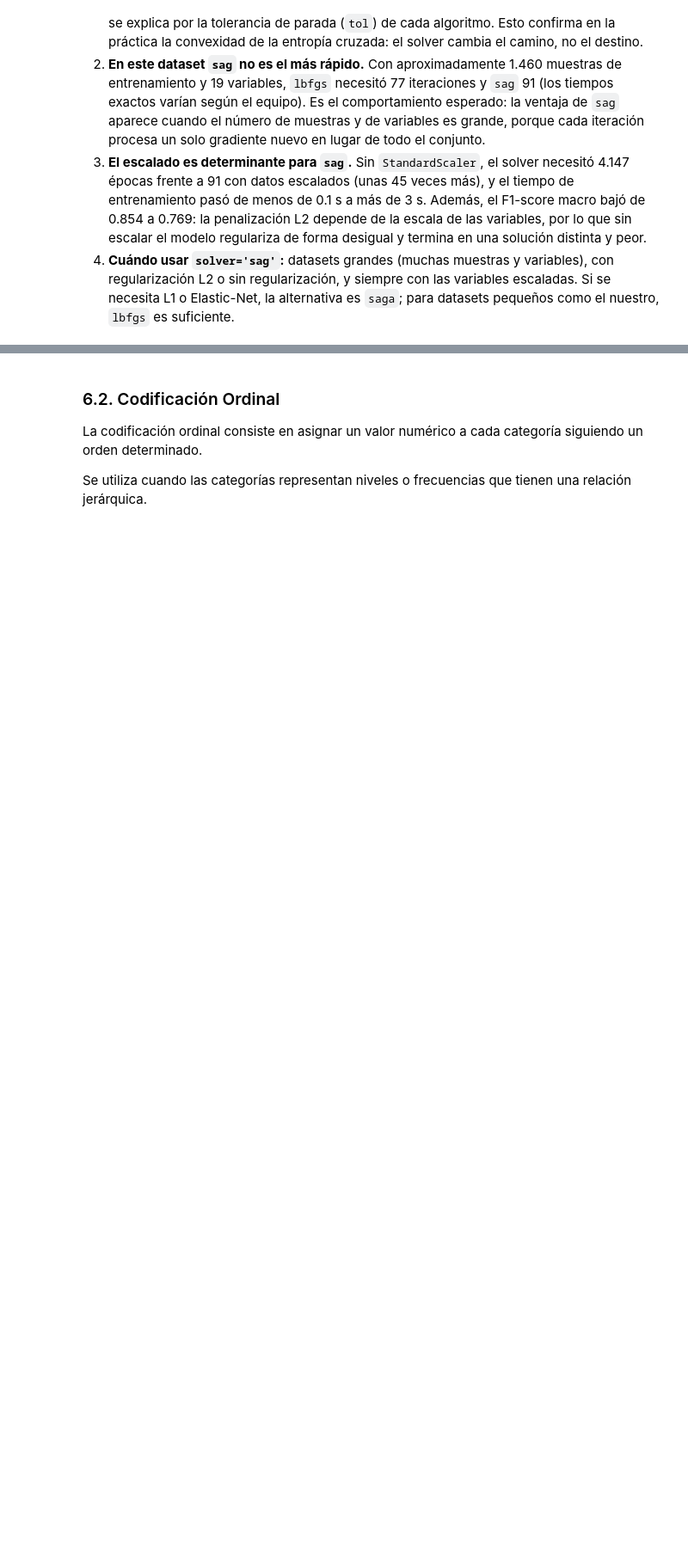
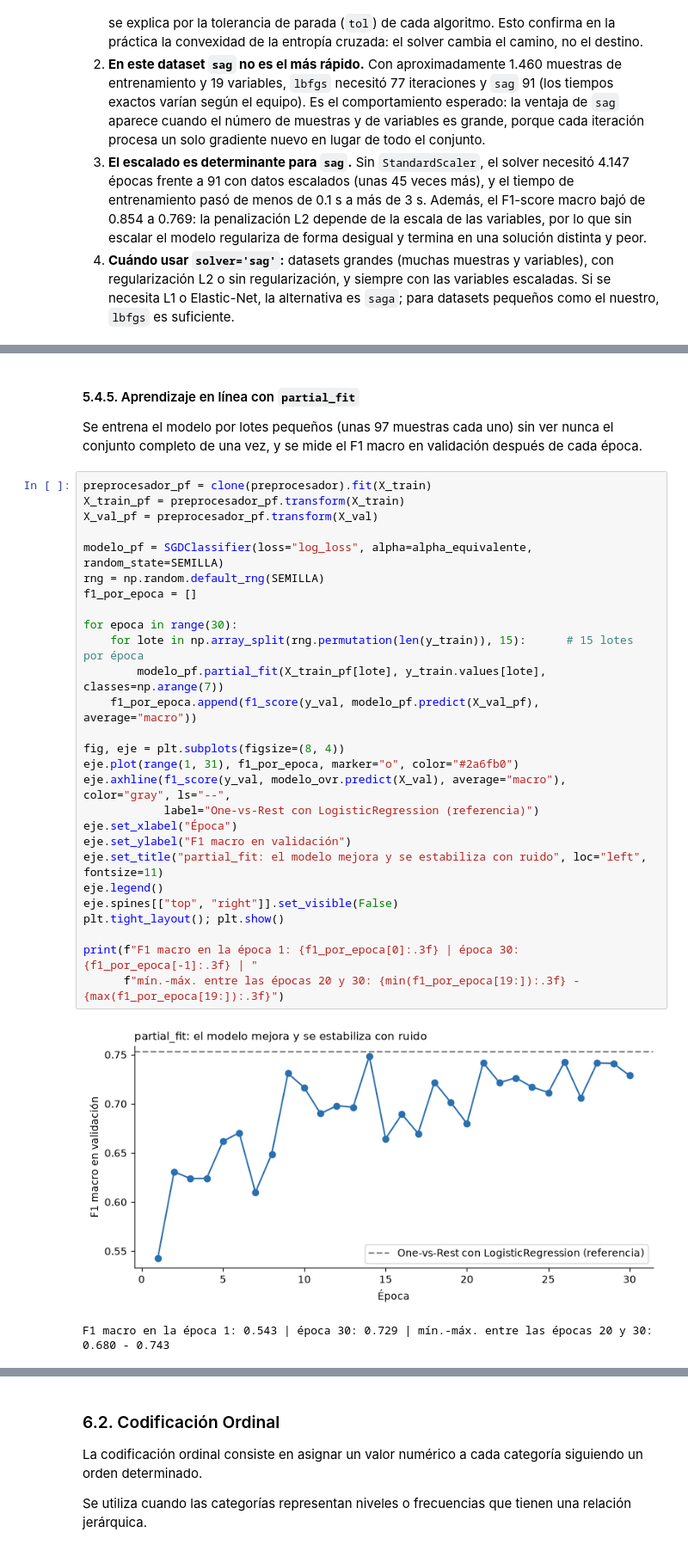
Before and after one commit to violetaespana/Assignment_2, a Jupyter notebook: Desarrollo.ipynb, the cells around one changed output, grey strips where cells are left out. Shown at 86% size. Saved outputs shown, nothing was run; the diff lists cells and outputs as text; blank space fills up the shorter version.

```diff
--- a/Desarrollo.ipynb
+++ b/Desarrollo.ipynb
@@ -1194,0 +1398,33 @@ La tasa de aprendizaje determina el tamaño de los pasos que realiza el algoritm
+# %% [markdown]
+#### 5.4.5. Aprendizaje en línea con `partial_fit`
+Se entrena el modelo por lotes pequeños (unas 97 muestras cada uno) sin ver nunca el conjunto completo de una vez, y se mide el F1 macro en validación después de cada época.
+# %%
+preprocesador_pf = clone(preprocesador).fit(X_train)
+X_train_pf = preprocesador_pf.transform(X_train)
+X_val_pf = preprocesador_pf.transform(X_val)
+
+modelo_pf = SGDClassifier(loss="log_loss", alpha=alpha_equivalente, random_state=SEMILLA)
+rng = np.random.default_rng(SEMILLA)
+f1_por_epoca = []
+
+for epoca in range(30):
+    for lote in np.array_split(rng.permutation(len(y_train)), 15):      # 15 lotes por época
+        modelo_pf.partial_fit(X_train_pf[lote], y_train.values[lote], classes=np.arange(7))
+    f1_por_epoca.append(f1_score(y_val, modelo_pf.predict(X_val_pf), average="macro"))
+
+fig, eje = plt.subplots(figsize=(8, 4))
+eje.plot(range(1, 31), f1_por_epoca, marker="o", color="#2a6fb0")
+eje.axhline(f1_score(y_val, modelo_ovr.predict(X_val), average="macro"), color="gray", ls="--",
+            label="One-vs-Rest con LogisticRegression (referencia)")
+eje.set_xlabel("Época")
+eje.set_ylabel("F1 macro en validación")
+eje.set_title("partial_fit: el modelo mejora y se estabiliza con ruido", loc="left", fontsize=11)
+eje.legend()
+eje.spines[["top", "right"]].set_visible(False)
+plt.tight_layout(); plt.show()
+
+print(f"F1 macro en la época 1: {f1_por_epoca[0]:.3f} | época 30: {f1_por_epoca[-1]:.3f} | "
+      f"mín.-máx. entre las épocas 20 y 30: {min(f1_por_epoca[19:]):.3f} - {max(f1_por_epoca[19:]):.3f}")
+# %% [output]
+[figure, added]
+F1 macro en la época 1: 0.543 | época 30: 0.729 | mín.-máx. entre las épocas 20 y 30: 0.680 - 0.743
```
Also changed, not shown: parts of 25 cells of this notebook.
